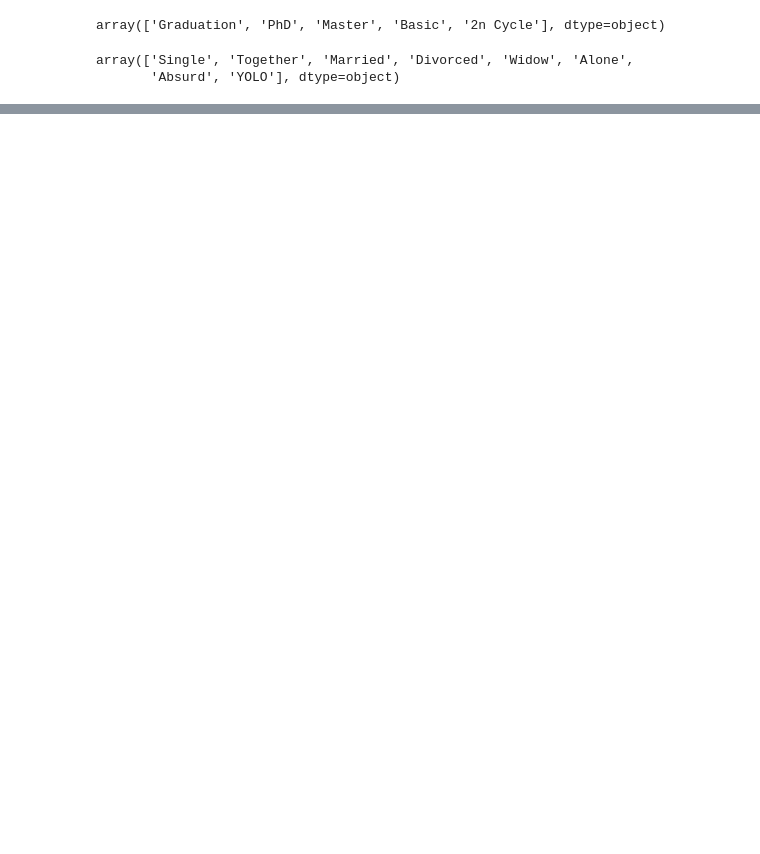
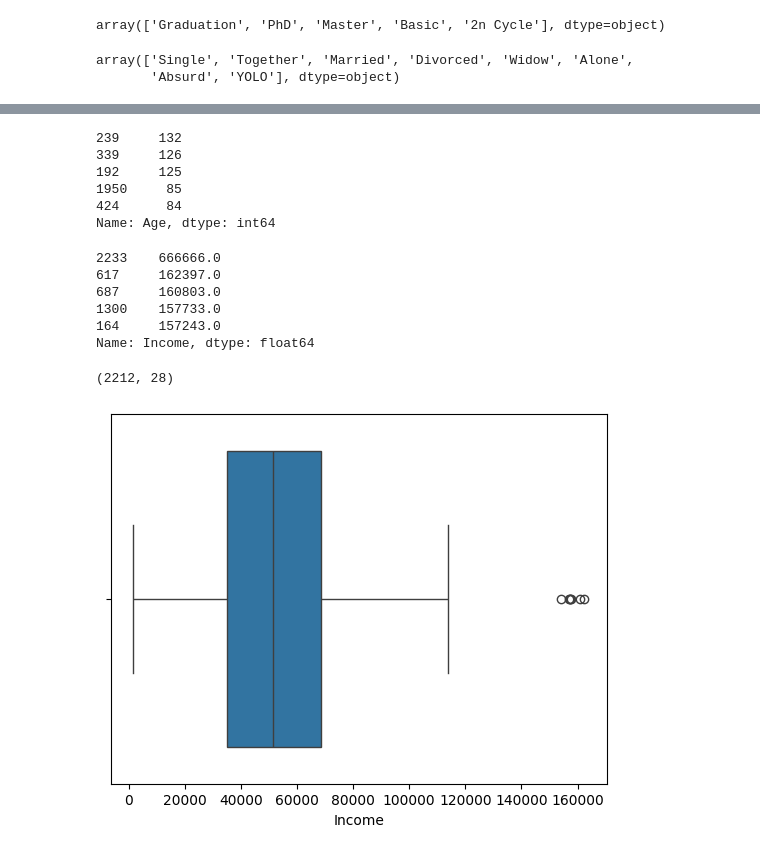
Before and after one commit to itisasmi/custometrics, a Jupyter notebook: custometrics.ipynb, the cells around one changed output, grey strips where cells are left out. Saved outputs shown, nothing was run; the diff lists cells and outputs as text; code cells hidden in the pictures; blank space fills up the shorter version.

```diff
--- a/custometrics.ipynb
+++ b/custometrics.ipynb
@@ -121,0 +131,6 @@ df['Dt_Customer']=pd.to_datetime(df['Dt_Customer'],format='%d-%m-%Y')
+# %%
+df['Total_Spending'] = df[['MntWines', 'MntFruits', 'MntMeatProducts', 'MntFishProducts', 'MntSweetProducts', 'MntGoldProds']].sum(axis=1)
+# %%
+df['Family Size']= df['Kidhome'] + df['Teenhome']+ df['Marital_Status']
+# %%
+df=df.drop(['Z_CostContact', 'Z_Revenue','ID', 'Year_Birth','Dt_Customer'],axis=1)
@@ -121,0 +161,34 @@ df['Dt_Customer']=pd.to_datetime(df['Dt_Customer'],format='%d-%m-%Y')
+# %%
+# Max age is 132
+df['Age'].nlargest(5)
+# %% [output]
+239     132
+339     126
+192     125
+1950     85
+424      84
+Name: Age, dtype: int64
+# %%
+#income has outliers
+df['Income'].nlargest(5)
+# %% [output]
+2233    666666.0
+617     162397.0
+687     160803.0
+1300    157733.0
+164     157243.0
+Name: Income, dtype: float64
+# %%
+df=df[(df['Age']<100)]
+df=df[(df['Income']<200000)]
+# %%
+df.shape
+# %% [output]
+(2212, 28)
+# %%
+#univariate analysis
+
+sns.boxplot(x=df['Income'])
+plt.show()
+# %% [output]
+[figure, added]
```
Also changed, not shown: parts of 26 cells of this notebook.
